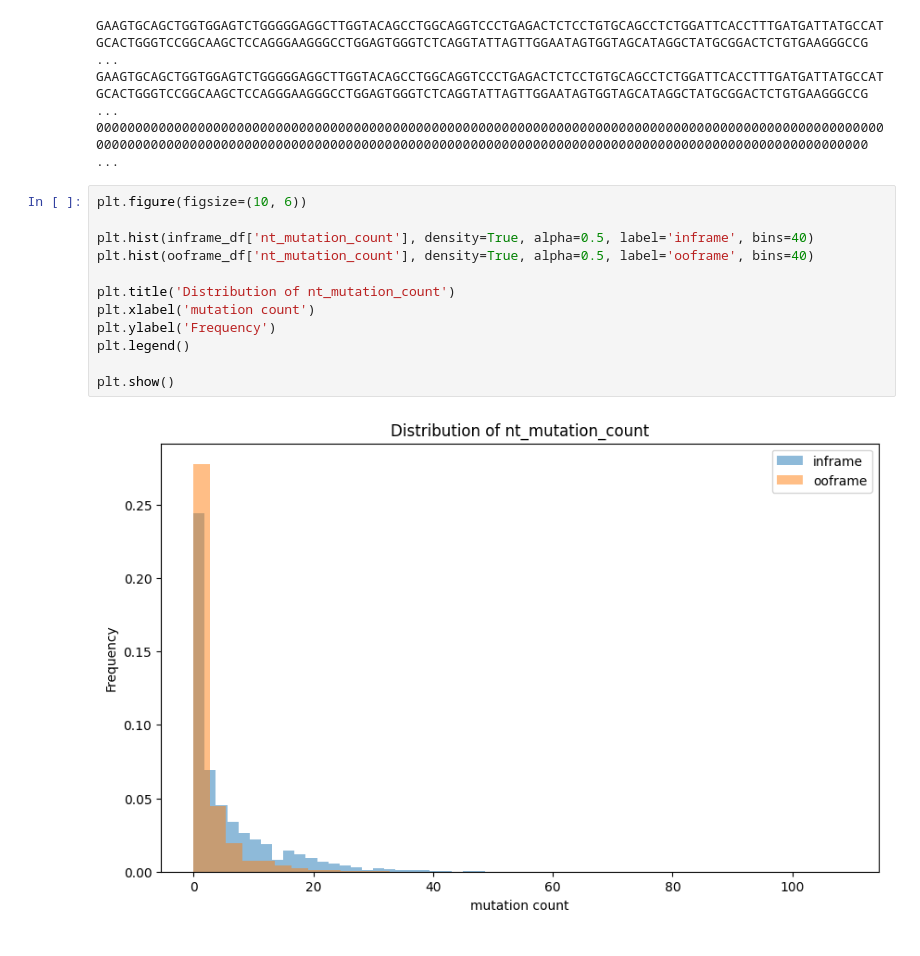
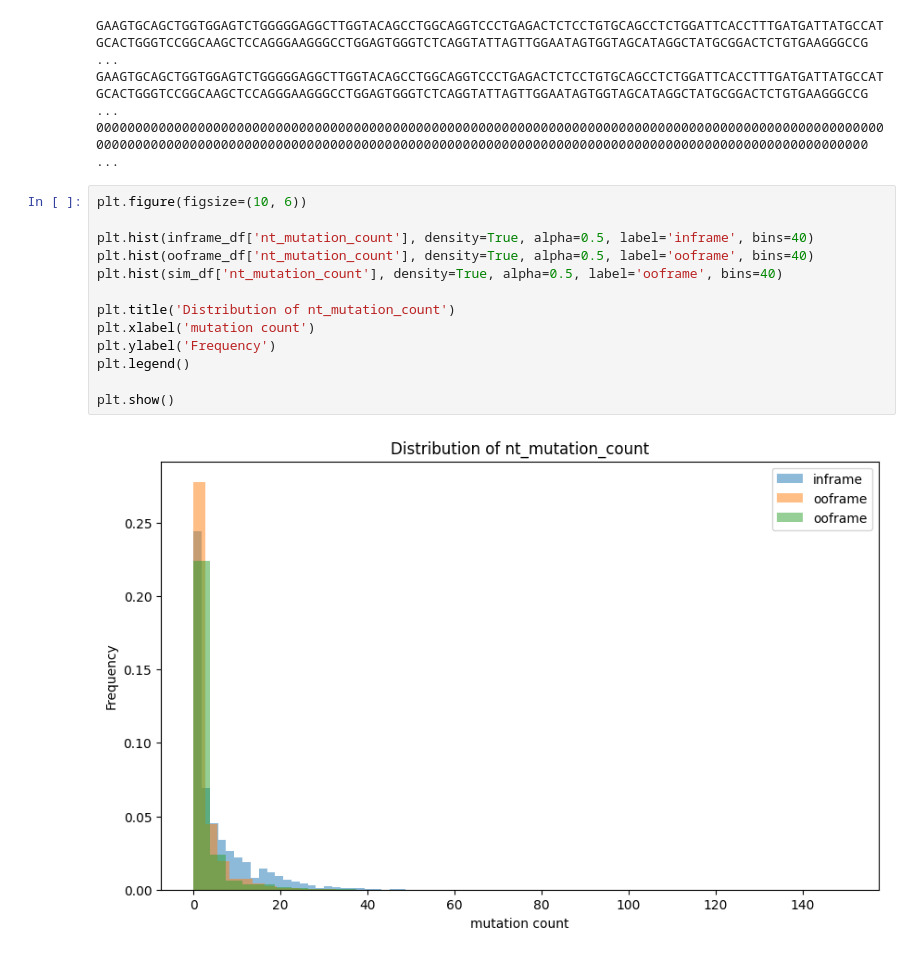
Before and after one commit to matsengrp/epam, a Jupyter notebook: notebooks/multinucleotide.ipynb, the cells around one changed output. Cells and saved outputs as stored; diff of their text form.

```diff
--- a/notebooks/multinucleotide.ipynb
+++ b/notebooks/multinucleotide.ipynb
@@ -238,14 +222,15 @@ GAAGTGCAGCTGGTGGAGTCTGGGGGAGGCTTGGTACAGCCTGGCAGGTCCCTGAGACTCTCCTGTGCAGCCTCTGGATT
 # %%
 plt.figure(figsize=(10, 6))
 
 plt.hist(inframe_df['nt_mutation_count'], density=True, alpha=0.5, label='inframe', bins=40)
 plt.hist(ooframe_df['nt_mutation_count'], density=True, alpha=0.5, label='ooframe', bins=40)
+plt.hist(sim_df['nt_mutation_count'], density=True, alpha=0.5, label='ooframe', bins=40)
 
 plt.title('Distribution of nt_mutation_count')
 plt.xlabel('mutation count')
 plt.ylabel('Frequency')
 plt.legend()
 
 plt.show()
 # %% [output]
-[figure, old version]
+[figure, new version]
```
Also changed, not shown: parts of 4 cells of this notebook.
